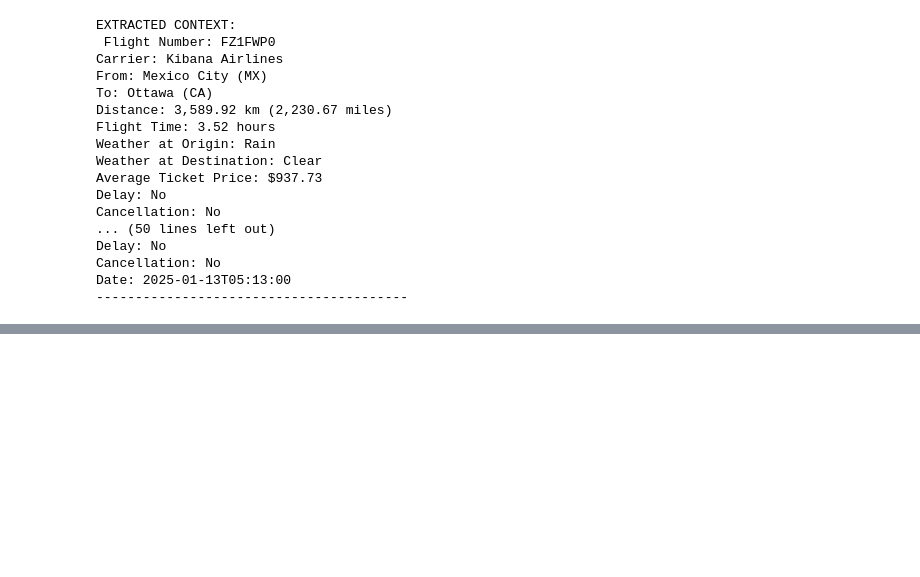
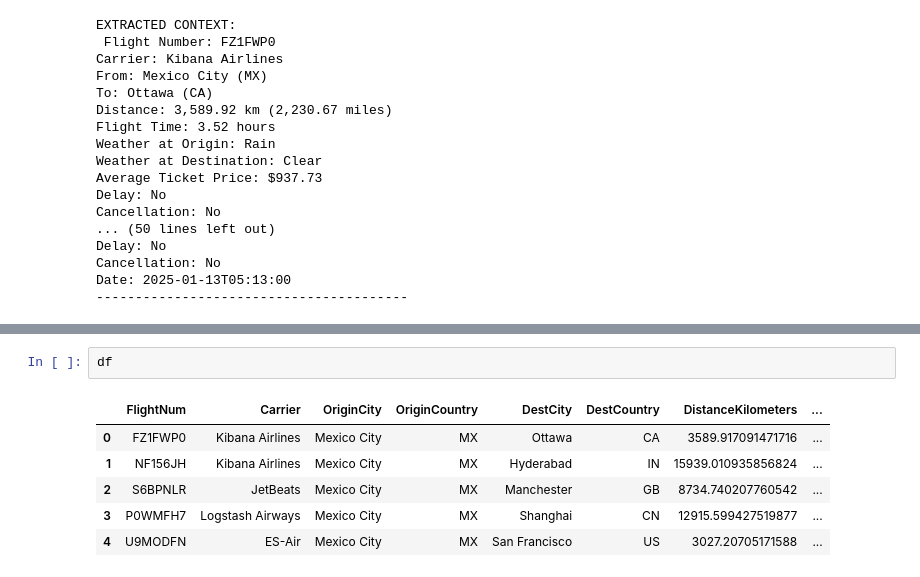
Before and after one commit to dnzckn/ElasticDB_RAG_Tutorial, a Jupyter notebook: ollama_embedding/tutorial.ipynb, the cells around one changed output, grey strips where cells are left out. Saved outputs shown, nothing was run; the diff lists cells and outputs as text; blank space fills up the shorter version.

```diff
--- a/ollama_embedding/tutorial.ipynb
+++ b/ollama_embedding/tutorial.ipynb
@@ -726,0 +773,9 @@ Date: 2025-01-13T23:04:05
+# %%
+df
+# %% [output]
+|  | FlightNum | Carrier | OriginCity | OriginCountry | DestCity | DestCountry | DistanceKilometers | ... |
+| 0 | FZ1FWP0 | Kibana Airlines | Mexico City | MX | Ottawa | CA | 3589.917091471716 | ... |
+| 1 | NF156JH | Kibana Airlines | Mexico City | MX | Hyderabad | IN | 15939.010935856824 | ... |
+| 2 | S6BPNLR | JetBeats | Mexico City | MX | Manchester | GB | 8734.740207760542 | ... |
+| 3 | P0WMFH7 | Logstash Airways | Mexico City | MX | Shanghai | CN | 12915.599427519877 | ... |
+| 4 | U9MODFN | ES-Air | Mexico City | MX | San Francisco | US | 3027.20705171588 | ... |
```
Also changed, not shown: parts of 3 cells of this notebook.
